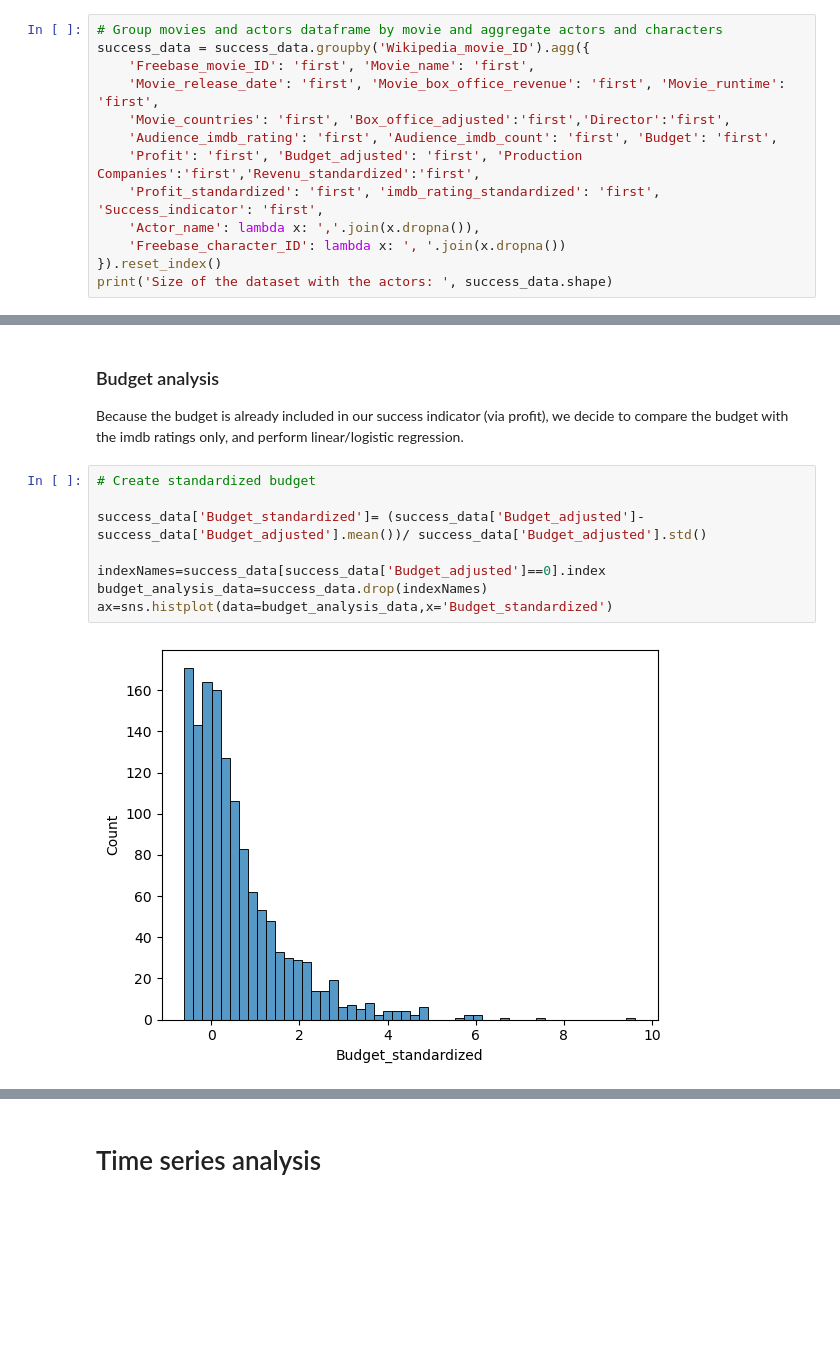
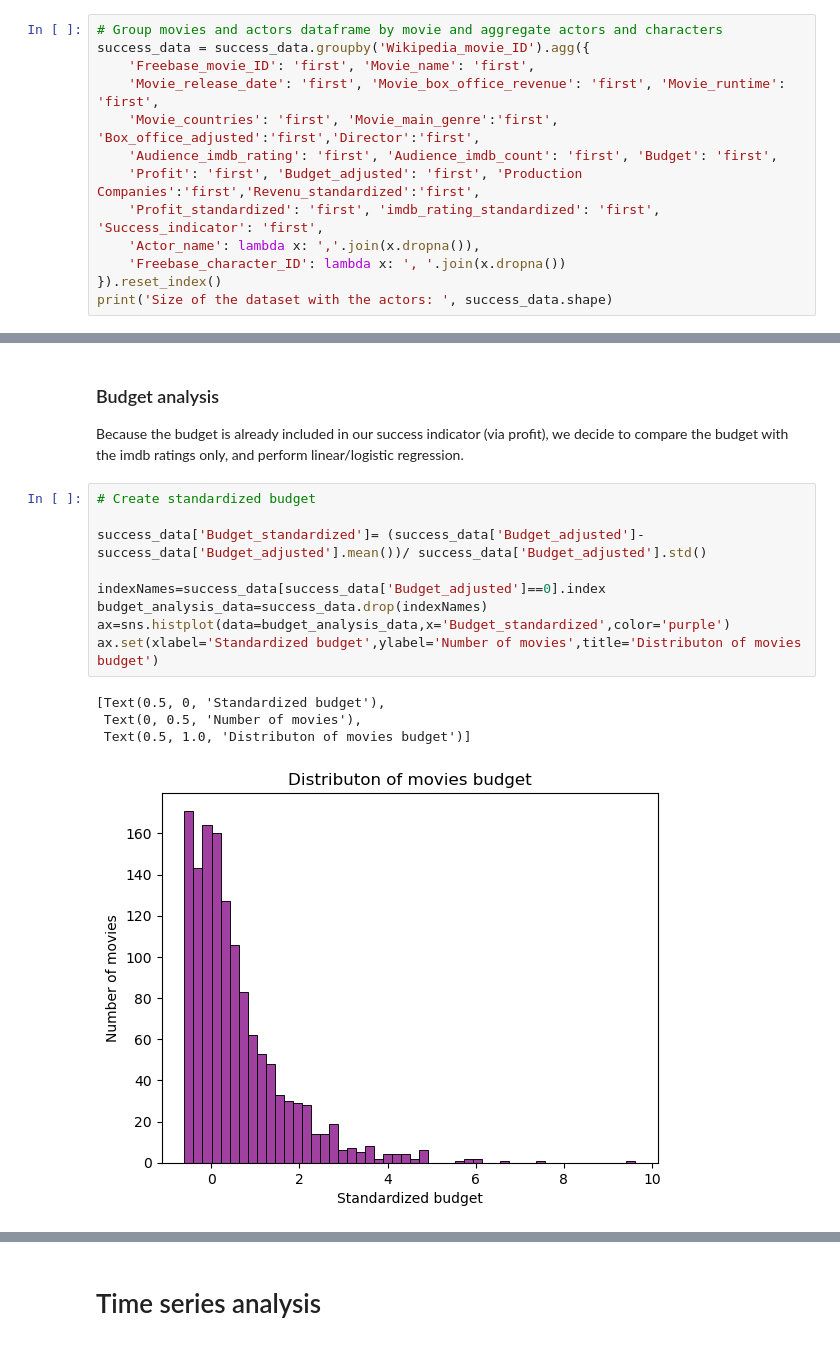
Before and after one commit to epfl-ada/ada-2023-project-randada, a Jupyter notebook: Milestone-3-draft.ipynb, the cells around one changed output, grey strips where cells are left out. Drawn from its saved outputs; the diff is of its cells as text; blank space fills up the shorter version.

```diff
--- a/Milestone-3-draft.ipynb
+++ b/Milestone-3-draft.ipynb
@@ -582,7 +586,7 @@ success_data=success_data.merge(character_metadata[['Wikipedia_movie_ID','Actor_
 success_data = success_data.groupby('Wikipedia_movie_ID').agg({
     'Freebase_movie_ID': 'first', 'Movie_name': 'first',
     'Movie_release_date': 'first', 'Movie_box_office_revenue': 'first', 'Movie_runtime': 'first',
-    'Movie_countries': 'first', 'Box_office_adjusted':'first','Director':'first',
+    'Movie_countries': 'first', 'Movie_main_genre':'first', 'Box_office_adjusted':'first','Director':'first',
     'Audience_imdb_rating': 'first', 'Audience_imdb_count': 'first', 'Budget': 'first',
     'Profit': 'first', 'Budget_adjusted': 'first', 'Production Companies':'first','Revenu_standardized':'first',
     'Profit_standardized': 'first', 'imdb_rating_standardized': 'first', 'Success_indicator': 'first',
@@ -719,11 +729,15 @@ Because the budget is already included in our success indicator (via profit), we
 # %%
 # Create standardized budget
 
 success_data['Budget_standardized']= (success_data['Budget_adjusted']-success_data['Budget_adjusted'].mean())/ success_data['Budget_adjusted'].std()
 
 indexNames=success_data[success_data['Budget_adjusted']==0].index
 budget_analysis_data=success_data.drop(indexNames)
-ax=sns.histplot(data=budget_analysis_data,x='Budget_standardized')
+ax=sns.histplot(data=budget_analysis_data,x='Budget_standardized',color='purple')
+ax.set(xlabel='Standardized budget',ylabel='Number of movies',title='Distributon of movies budget')
 # %% [output]
+[Text(0.5, 0, 'Standardized budget'),
+ Text(0, 0.5, 'Number of movies'),
+ Text(0.5, 1.0, 'Distributon of movies budget')]
-[figure, old version]
+[figure, new version]
 # %% [markdown]
```
Also changed, not shown: parts of 14 cells of this notebook.
